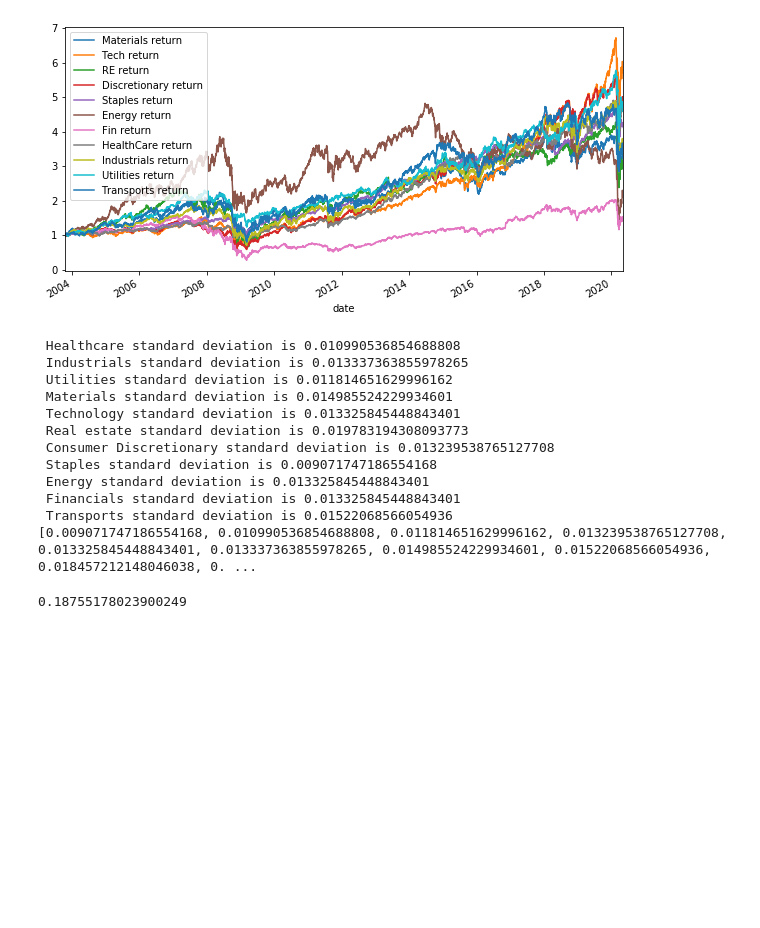
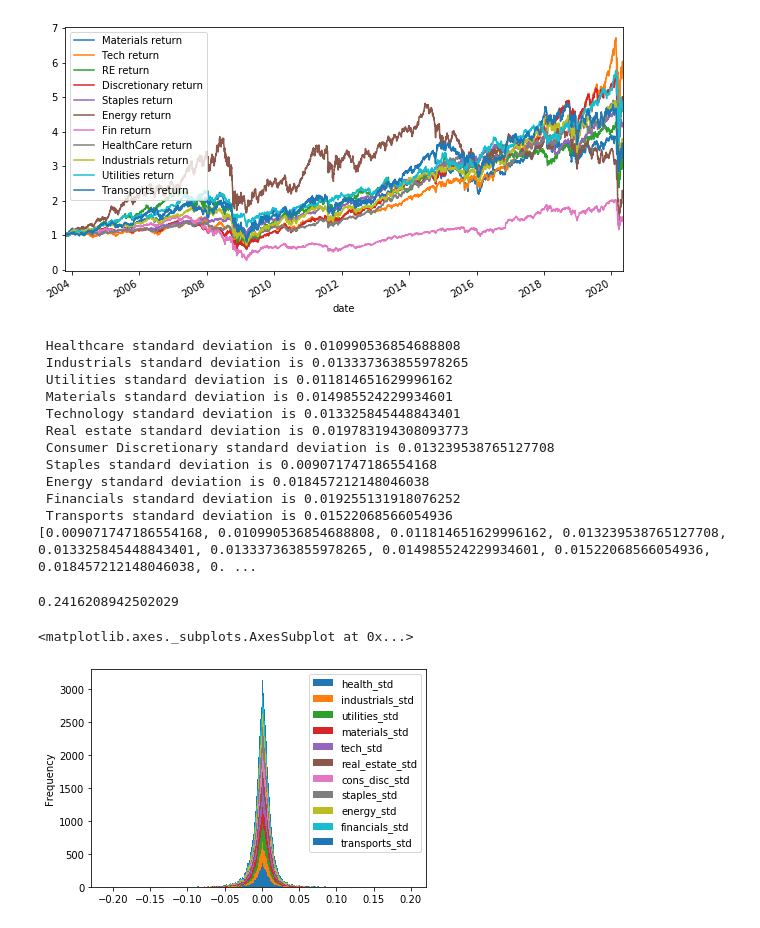
Before and after one commit to bkayratkyzy/Monte_Carlo_Simulations, a Jupyter notebook: notebooks/final.ipynb, the cells around one changed output. Saved outputs shown, nothing was run; the diff lists cells and outputs as text; code cells hidden in the pictures; blank space fills up the shorter version.

Commit message:
Prepped final notebook for Sector Monte Carlos

```diff
--- a/notebooks/final.ipynb
+++ b/notebooks/final.ipynb
@@ -49,7 +50,7 @@ cons_staples_df = api.alpha_vantage.historic_quotes('XLP', adjusted=True, output
 transports_df = api.alpha_vantage.historic_quotes('IYT', adjusted=True, output_format='pandas')
 
 # ive_df = api.alpha_vantage.historic_quotes('IVE', adjusted=True, output_format='pandas')
-# spy_df = api.alpha_vantage.historic_quotes('SPY', adjusted=True, output_format='pandas')
+spy_df = api.alpha_vantage.historic_quotes('SPY', adjusted=True, output_format='pandas')
 # %%
 #DATA CLEANUP
 
@@ -88,11 +89,14 @@ utilities_df.head()
 transports_df = transports_df['5. adjusted close']
 transports_df.head()
 
+spy_df = spy_df['5. adjusted close']
+spy_df.head()
+
 
 #Use concat to put the data in one dataframe
 concat_df = pd.concat([materials_df, technology_df, real_estate_df, cons_disc_df,
                        cons_staples_df, energy_df, financials_df, health_df, industrial_df,
-                       utilities_df, transports_df],
+                       utilities_df, transports_df, spy_df],
                       axis = "columns", join = "inner")
 concat_df.head()
 # %% [output]
@@ -115,7 +119,8 @@ columns = ['Materials close',
           'HealthCare close',
           'Industrials close',
           'Utilities close',
-          'Transports close']
+          'Transports close',
+          'S&P 500 Close']
 concat_df.columns = columns
 concat_df.head()
 # %% [output]
@@ -217,7 +223,8 @@ returns_df.rename(columns={'Materials close': 'Materials return',
                           'HealthCare close': 'HealthCare return',
                           'Industrials close': 'Industrials return',
                           'Utilities close': 'Utilities return',
-                          'Transports close': 'Transports return'},
+                          'Transports close': 'Transports return',
+                          'S&P 500 Close': 'S&P 500 return'},
                   inplace=True)
 returns_df.head()
 # %% [output]
@@ -301,10 +308,10 @@ staples_std = returns_df['Staples return'].std()
 print(f' Staples standard deviation is {staples_std}')
 
 energy_std = returns_df['Energy return'].std()
-print(f' Energy standard deviation is {technology_std}')
+print(f' Energy standard deviation is {energy_std}')
 
 financials_std = returns_df['Fin return'].std()
-print(f' Financials standard deviation is {technology_std}')
+print(f' Financials standard deviation is {financials_std}')
 
 transports_std = returns_df['Transports return'].std()
 print(f' Transports standard deviation is {transports_std}')
@@ -334,8 +341,8 @@ print(sectors)
  Real estate standard deviation is 0.019783194308093773
  Consumer Discretionary standard deviation is 0.013239538765127708
  Staples standard deviation is 0.009071747186554168
- Energy standard deviation is 0.013325845448843401
- Financials standard deviation is 0.013325845448843401
+ Energy standard deviation is 0.018457212148046038
+ Financials standard deviation is 0.019255131918076252
  Transports standard deviation is 0.01522068566054936
 [0.009071747186554168, 0.010990536854688808, 0.011814651629996162, 0.013239538765127708, 0.013325845448843401, 0.013337363855978265, 0.014985524229934601, 0.01522068566054936, 0.018457212148046038, 0. ...
 # %%
@@ -349,7 +356,52 @@ annual_Industrials_std
 annual_Utilities_std = utilities_std * np.sqrt(252)
 annual_Utilities_std
 
+annual_Materials_std = materials_std * np.sqrt(252)
+annual_Materials_std
+
+annual_Tech_std = tech_std * np.sqrt(252)
+annual_Tech_std
+
+annual_RE_std = real_estate_std * np.sqrt(252)
+annual_RE_std
+
+annual_Discretionary_std = cons_disc_std * np.sqrt(252)
+annual_Discretionary_std
+
+annual_Staples_std = staples_std * np.sqrt(252)
+annual_Staples_std
+
+annual_Energy_std = energy_std * np.sqrt(252)
+annual_Energy_std
+
+annual_FIN_std = financials_std * np.sqrt(252)
+annual_FIN_std
+
+annual_Transports_std = transports_std * np.sqrt(252)
+annual_Transports_std
+
 # annual_SP500_std = SP500_std * np.sqrt(252)
 # annual_HealthCare_std
 # %% [output]
-0.18755178023900249
+0.2416208942502029
+# %%
+#Plot
+
+sectors_std = pd.DataFrame({
+    "health_std": returns_df['HealthCare return'],
+    "industrials_std": returns_df['Industrials return'],
+    "utilities_std": returns_df['Utilities return'],
+    "materials_std": returns_df['Materials return'],
+    "tech_std": returns_df['Tech return'],
+    "real_estate_std": returns_df['RE return'],
+    "cons_disc_std": returns_df['Discretionary return'],
+    "staples_std": returns_df['Staples return'],
+    "energy_std": returns_df['Energy return'],
+    "financials_std": returns_df['Fin return'],
+    "transports_std": returns_df['Transports return'],
+})
+
+sectors_std.plot.hist(stacked=True, bins=300)
+# %% [output]
+<matplotlib.axes._subplots.AxesSubplot at 0x...>
+[figure, added]
```
Also changed, not shown: parts of 31 cells of this notebook, 1 other file.
